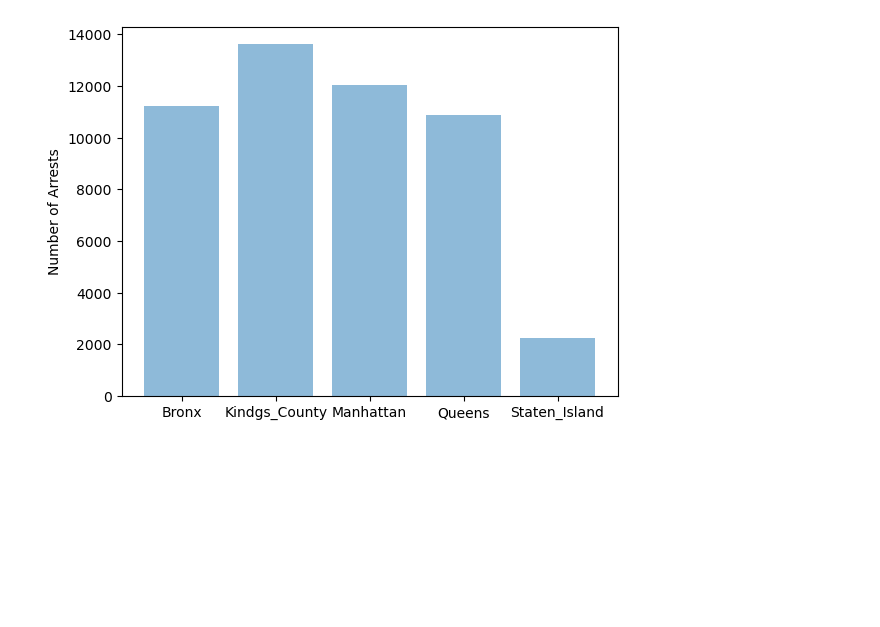
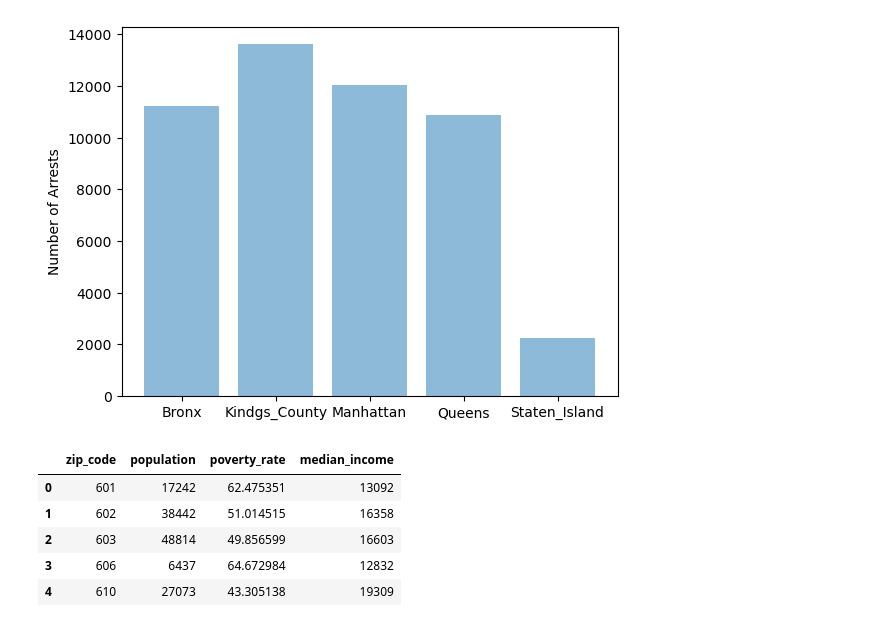
Before and after one commit to amos6224/group5-project1, a Jupyter notebook: group5-project1.ipynb, the cells around one changed output. Cells and saved outputs as stored; diff of their text form; code cells hidden in the pictures; blank space fills up the shorter version.

Commit message:
census

```diff
--- a/group5-project1.ipynb
+++ b/group5-project1.ipynb
@@ -176,3 +176,13 @@ plt.ylabel('Number of Arrests')
 plt.show()
 # %% [output]
 [figure]
+# %%
+c = pd.read_csv("./final_census_df.csv")
+c.head()
+# %% [output]
+|  | zip_code | population | poverty_rate | median_income |
+| 0 | 601 | 17242 | 62.475351 | 13092 |
+| 1 | 602 | 38442 | 51.014515 | 16358 |
+| 2 | 603 | 48814 | 49.856599 | 16603 |
+| 3 | 606 | 6437 | 64.672984 | 12832 |
+| 4 | 610 | 27073 | 43.305138 | 19309 |
```
Also changed, not shown: 1 other file.
